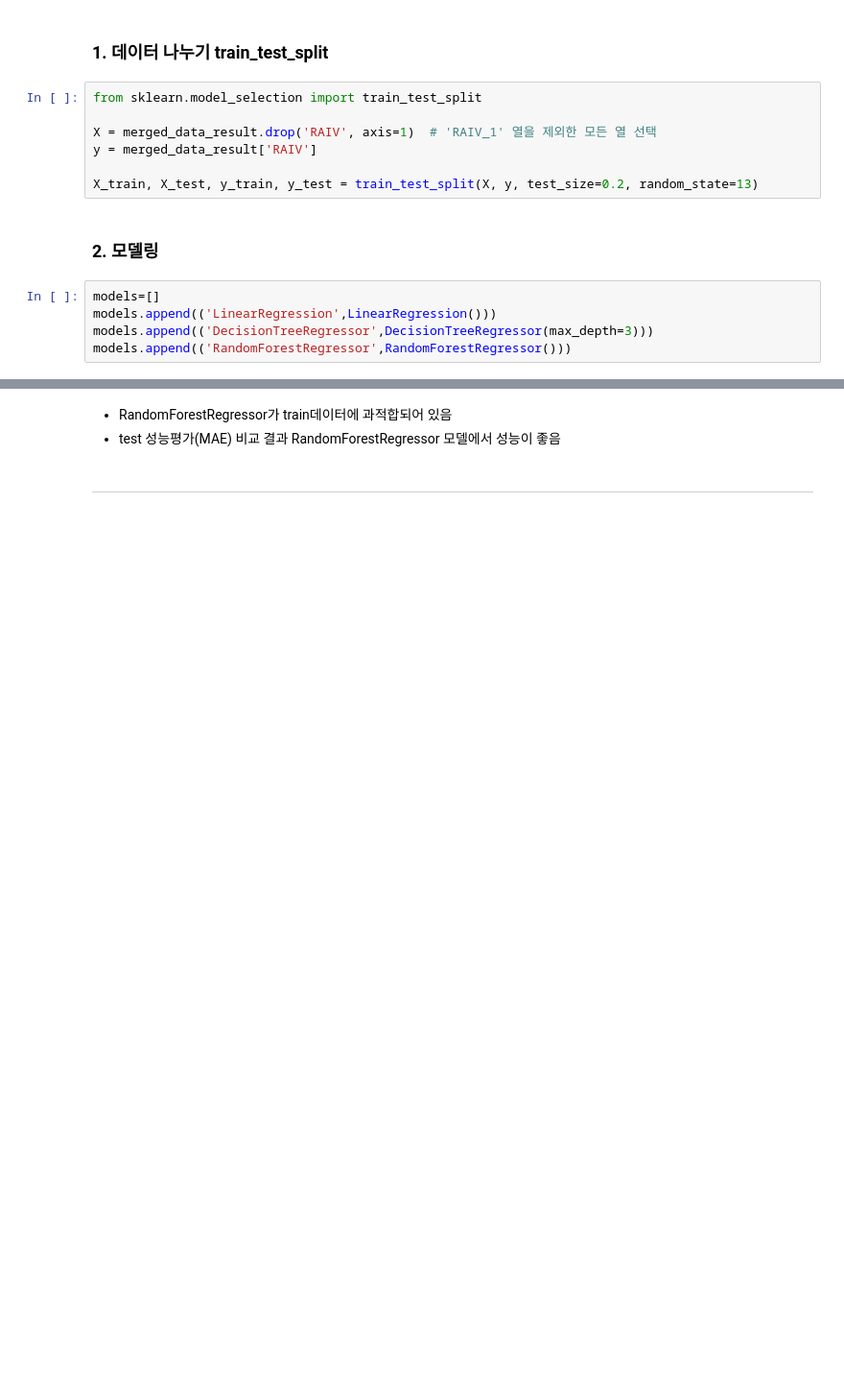
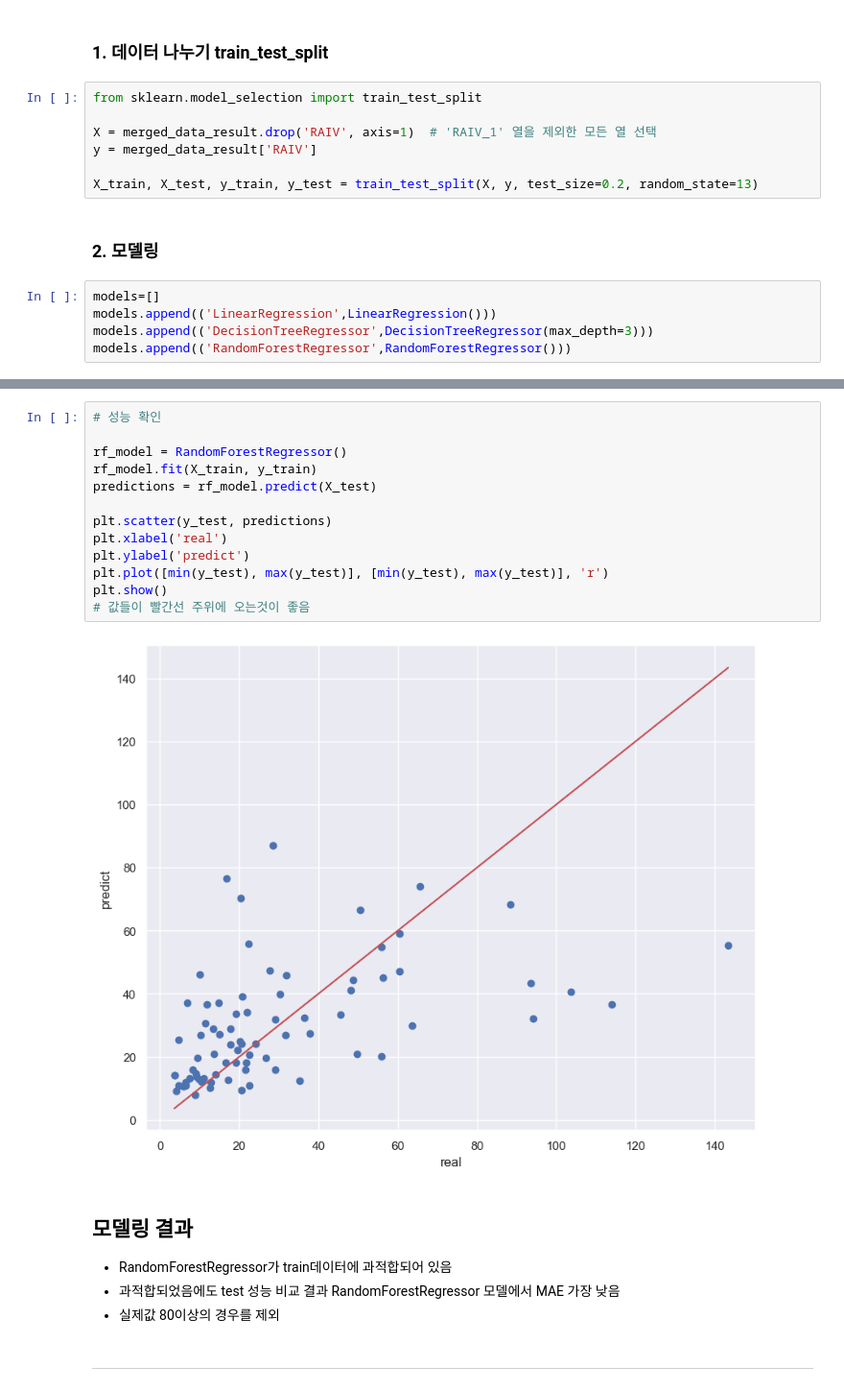
Before and after one commit to JoQri/ML_kidney_project, a Jupyter notebook: 1.Data Basic_EMA.ipynb, the cells around one changed output, grey strips where cells are left out. Shown at 96% size. Cells and saved outputs as stored; diff of their text form; blank space fills up the shorter version.

```diff
--- a/1.Data Basic_EMA.ipynb
+++ b/1.Data Basic_EMA.ipynb
@@ -218,6 +222,23 @@ result_pd
+# %%
+# 성능 확인
+
+rf_model = RandomForestRegressor()
+rf_model.fit(X_train, y_train)
+predictions = rf_model.predict(X_test)
+
+plt.scatter(y_test, predictions)
+plt.xlabel('real')
+plt.ylabel('predict')
+plt.plot([min(y_test), max(y_test)], [min(y_test), max(y_test)], 'r')
+plt.show()
+# 값들이 빨간선 주위에 오는것이 좋음
+# %% [output]
+[figure, added]
 # %% [markdown]
+## 모델링 결과
 - RandomForestRegressor가 train데이터에 과적합되어 있음
-- test 성능평가(MAE) 비교 결과 RandomForestRegressor 모델에서 성능이 좋음
+- 과적합되었음에도 test 성능 비교 결과 RandomForestRegressor 모델에서 MAE 가장 낮음
+- 실제값 80이상의 경우를 제외
 # %% [markdown]
 ---
 # %% [markdown]
```
Also changed, not shown: parts of 23 cells of this notebook.
